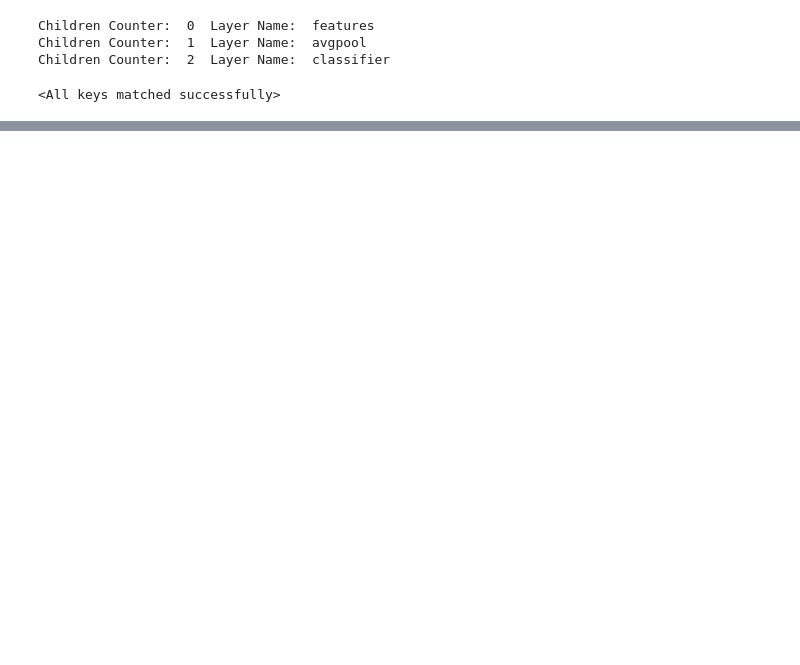
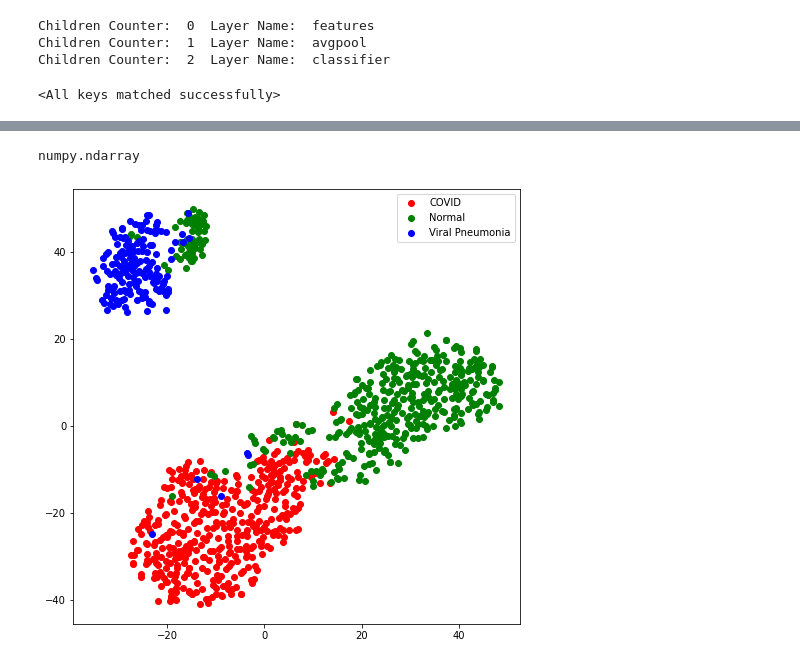
Before and after one commit to rohanchopra/Chest-X-Ray-Classification, a Jupyter notebook: notebooks/t-SNE/T_SNE_covid_pneumonia.ipynb, the cells around one changed output, grey strips where cells are left out. Drawn from its saved outputs; the diff is of its cells as text; code cells hidden in the pictures; blank space fills up the shorter version.

```diff
--- a/notebooks/t-SNE/T_SNE_covid_pneumonia.ipynb
+++ b/notebooks/t-SNE/T_SNE_covid_pneumonia.ipynb
@@ -542,0 +657,37 @@ plt.show()
+# %%
+type(outputs1)
+# %% [output]
+numpy.ndarray
+# %%
+layer8 = torch.tensor(outputs1)
+# %%
+layer8 = layer8.reshape(batch_size*125, 1280*8*8)
+layer8 = layer8.detach().cpu().numpy()
+# %%
+from sklearn.manifold import TSNE
+X_embedded = TSNE(n_components=2, learning_rate='auto', init='random', n_iter=100000).fit_transform(layer8)
+# %%
+class1 = []
+class2 = []
+class3 = []
+
+for i in range(len(X_embedded)):
+  if(labels[i]==0):
+    class1.append(X_embedded[i])
+  elif(labels[i]==1):
+    class2.append(X_embedded[i])
+  elif(labels[i]==2):
+    class3.append(X_embedded[i])
+
+class1 = np.array(class1)
+class2 = np.array(class2)
+class3 = np.array(class3)
+# %%
+plt.figure(figsize=(8,8))
+plt.scatter(class1[:,0], class1[:,1], c="red", label="COVID")
+plt.scatter(class2[:,0], class2[:,1], c="green", label="Normal")
+plt.scatter(class3[:,0], class3[:,1], c="blue", label="Viral Pneumonia")
+plt.legend()
+plt.show()
+# %% [output]
+[figure, added]
```
Also changed, not shown: parts of 29 cells of this notebook.
